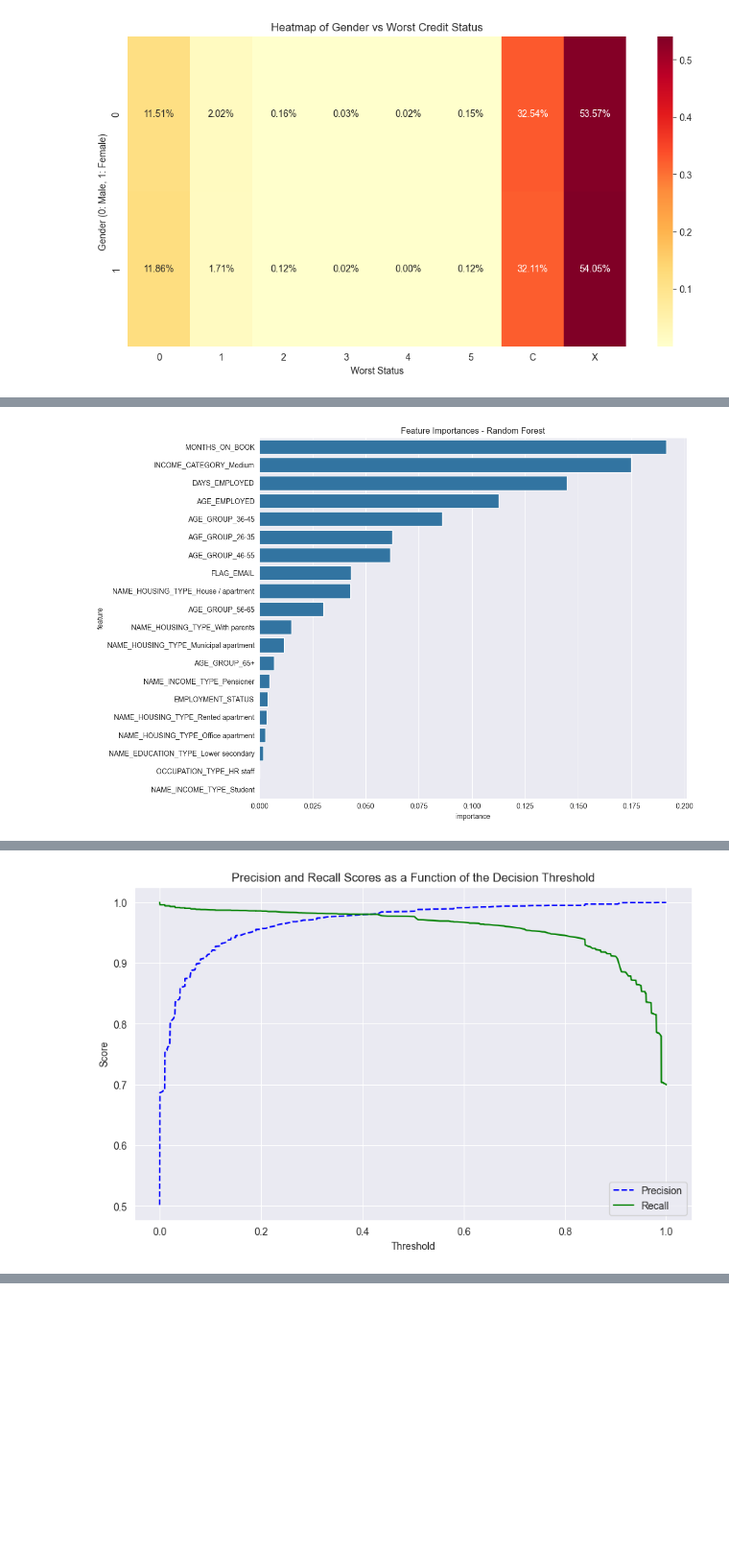
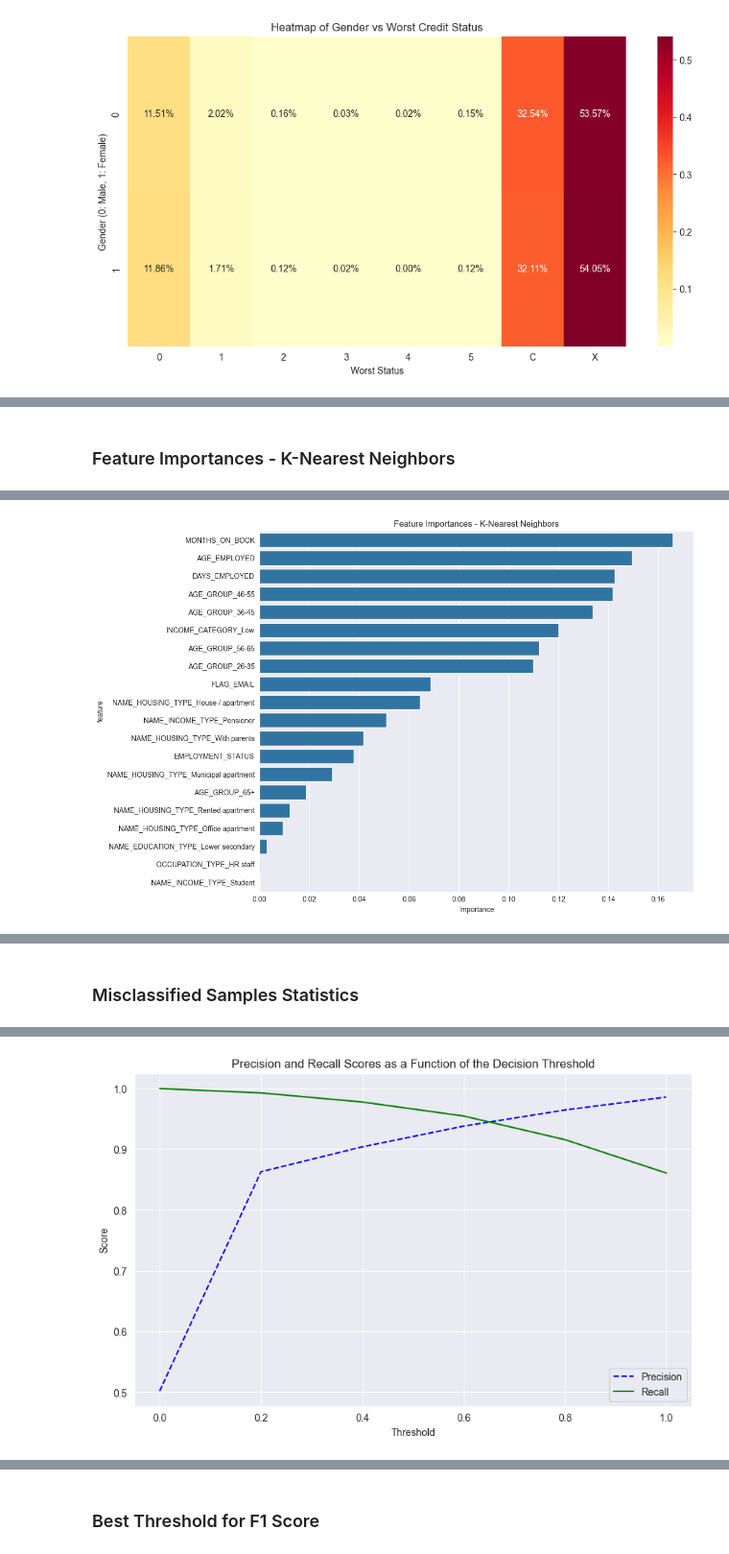
Before and after one commit to eliasqueirogavieira/AnaliseCredito, a Jupyter notebook: analise_credito.ipynb, the cells around one changed output, grey strips where cells are left out. Shown at 96% size. Cells and saved outputs as stored; diff of their text form; code cells hidden in the pictures; blank space fills up the shorter version.

Commit message:
table refinements, and added another models and requirements.txt

```diff
--- a/analise_credito.ipynb
+++ b/analise_credito.ipynb
@@ -634,15 +894,37 @@ ROC AUC Score: 0.9635
 # %%
-# Feature importance analysis for the best performing model (Random Forest in this case)
-best_model = models['Random Forest']
-feature_importance = pd.DataFrame({
-    'feature': X_selected.columns,
-    'importance': best_model.feature_importances_
-}).sort_values('importance', ascending=False)
-print(feature_importance)
+# Feature importance analysis for the best performing model
+def get_feature_importance(model, X, y):
+    if hasattr(model, 'feature_importances_'):
+        # For models like Random Forest that have feature_importances_ attribute
+        return pd.DataFrame({
+            'feature': X.columns,
+            'importance': model.feature_importances_
+        }).sort_values('importance', ascending=False)
+    elif isinstance(model, Pipeline):
+        # For pipeline objects, check if the last step has feature_importances_
+        last_step = model.steps[-1][1]
+        if hasattr(last_step, 'feature_importances_'):
+            return pd.DataFrame({
+                'feature': X.columns,
+                'importance': last_step.feature_importances_
+            }).sort_values('importance', ascending=False)
+
+    # For other models, use permutation importance
+    result = permutation_importance(model, X, y, n_repeats=10, random_state=42)
+    return pd.DataFrame({
+        'feature': X.columns,
+        'importance': result.importances_mean
+    }).sort_values('importance', ascending=False)
+
+feature_importance = get_feature_importance(best_model, X_test, y_test)
+
+styled_importance = feature_importance.style.format({'importance': '{:.4f}'}).background_gradient(cmap='YlOrRd', subset=['importance'])
+display(HTML(f"<h3>Feature Importances - {best_model_name}</h3>"))
+display(styled_importance)
 
 plt.figure(figsize=(12, 8))
 sns.barplot(x='importance', y='feature', data=feature_importance)
-plt.title('Feature Importances - Random Forest')
+plt.title(f'Feature Importances - {best_model_name}')
 plt.tight_layout()
 plt.show()
 
@@ -652,8 +934,10 @@ misclassified = X_test.loc[y_pred != y_test].copy()
 misclassified.loc[:, 'true_label'] = y_test[y_pred != y_test].values
 misclassified.loc[:, 'predicted_label'] = y_pred[y_pred != y_test]
 
-print("\nMisclassified Samples Statistics:")
-print(misclassified.describe())
+misclassified_stats = misclassified.describe().T
+styled_misclassified = misclassified_stats.style.format('{:.2f}').background_gradient(cmap='coolwarm')
+display(HTML("<h3>Misclassified Samples Statistics</h3>"))
+display(styled_misclassified)
 
 # # Analyze feature distributions for correctly classified vs misclassified samples
 # for feature in X_selected.columns:
@@ -679,13 +963,23 @@ plt.show()
 f1_scores = 2 * (precision * recall) / (precision + recall)
 best_threshold = thresholds[np.argmax(f1_scores[:-1])]
 
-print(f"\nBest threshold for F1 score: {best_threshold:.4f}")
+threshold_df = pd.DataFrame({'Metric': ['Best threshold for F1 score'], 'Value': [best_threshold]})
+styled_threshold = threshold_df.style.format({'Value': '{:.4f}'})
+display(HTML("<h3>Best Threshold for F1 Score</h3>"))
+display(styled_threshold)
 
 # Evaluate model performance with the best threshold
 y_pred_best_threshold = (best_model.predict_proba(X_test)[:, 1] >= best_threshold).astype(int)
-print("\nModel performance with best threshold:")
-print(classification_report(y_test, y_pred_best_threshold))
-print(f"ROC AUC Score: {roc_auc_score(y_test, best_model.predict_proba(X_test)[:, 1]):.4f}")
+performance_report = classification_report(y_test, y_pred_best_threshold, output_dict=True)
+performance_df = pd.DataFrame(performance_report).transpose()
+styled_performance = performance_df.style.format('{:.4f}').background_gradient(cmap='YlGnBu')
+display(HTML("<h3>Model Performance with Best Threshold</h3>"))
+display(styled_performance)
+
+roc_auc = roc_auc_score(y_test, best_model.predict_proba(X_test)[:, 1])
+roc_df = pd.DataFrame({'Metric': ['ROC AUC Score'], 'Value': [roc_auc]})
+styled_roc = roc_df.style.format({'Value': '{:.4f}'})
+display(styled_roc)
 
 y_train_pred = best_model.predict(X_train)
 y_test_pred = best_model.predict(X_test)
@@ -693,6 +987,11 @@ y_test_pred = best_model.predict(X_test)
 train_accuracy = (y_train_pred == y_train).mean()
 test_accuracy = (y_test_pred == y_test).mean()
 
-print(f"Train Accuracy: {train_accuracy:.4f}")
-print(f"Test Accuracy: {test_accuracy:.4f}")
+accuracy_df = pd.DataFrame({
+    'Metric': ['Train Accuracy', 'Test Accuracy'],
+    'Value': [train_accuracy, test_accuracy]
+})
+styled_accuracy = accuracy_df.style.format({'Value': '{:.4f}'}).background_gradient(cmap='YlGnBu', subset=['Value'])
+display(HTML("<h3>Train and Test Accuracy</h3>"))
+display(styled_accuracy)
 # %% [output]
@@ -715,0 +998 @@ print(f"Test Accuracy: {test_accuracy:.4f}")
+Feature Importances - K-Nearest Neighbors
@@ -716 +1016 @@ print(f"Test Accuracy: {test_accuracy:.4f}")
-[figure, old version]
+[figure, new version]
@@ -733,0 +1017 @@ max           1.000000         1.000000       1.000000
+Misclassified Samples Statistics
@@ -734 +1035 @@ max           1.000000         1.000000       1.000000
-[figure, old version]
+[figure, new version]
@@ -749,0 +1036 @@ Test Accuracy: 0.9810
+Best Threshold for F1 Score
```
Also changed, not shown: parts of 21 cells of this notebook, 1 other file.
